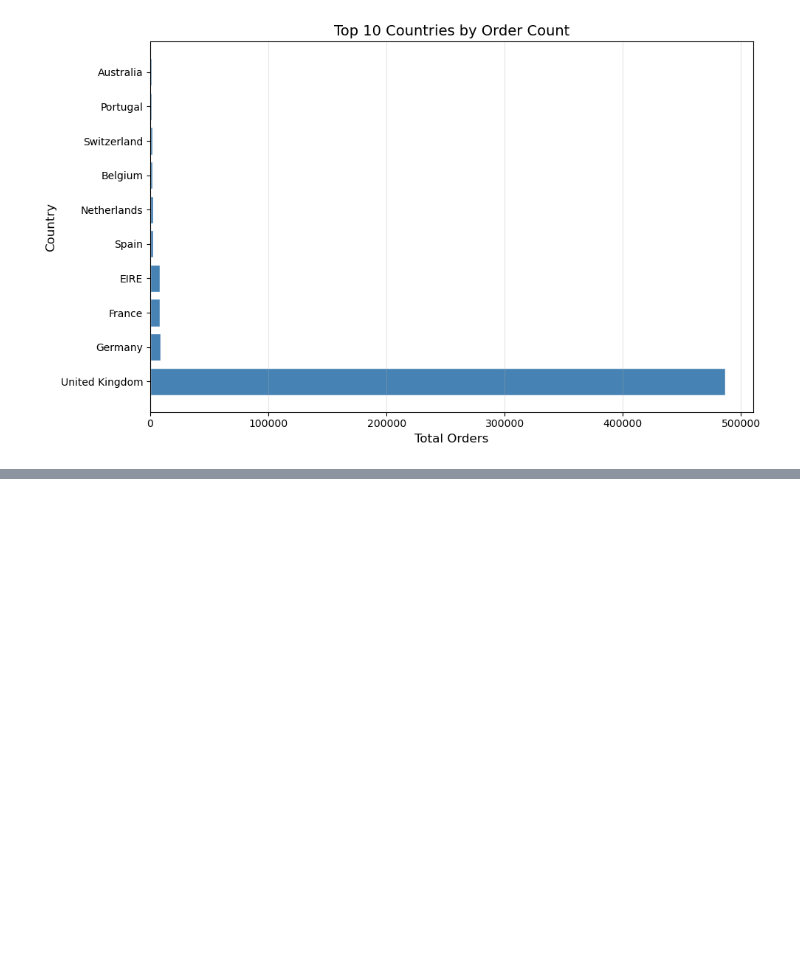
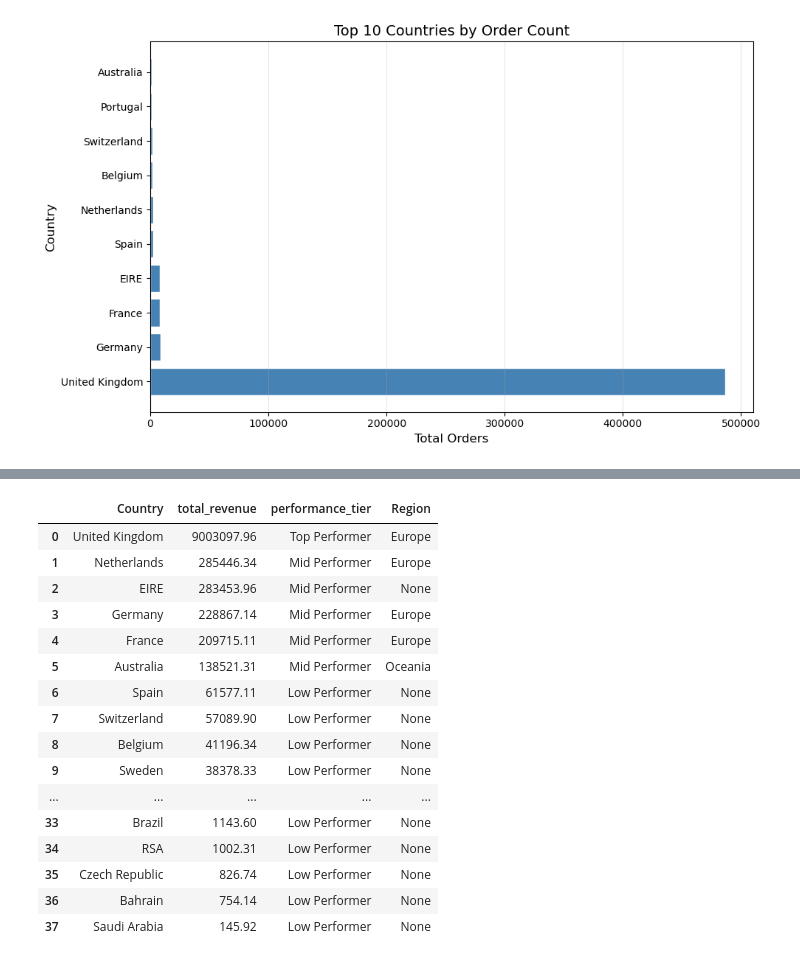
Before and after one commit to Danammadhunika/ml-journey, a Jupyter notebook: project_03_ecommerce_sql/notebooks/ecommerce_sql_analysis.ipynb, the cells around one changed output, grey strips where cells are left out. Drawn from its saved outputs; the diff is of its cells as text; code cells hidden in the pictures; blank space fills up the shorter version.

```diff
--- a/project_03_ecommerce_sql/notebooks/ecommerce_sql_analysis.ipynb
+++ b/project_03_ecommerce_sql/notebooks/ecommerce_sql_analysis.ipynb
@@ -2803,0 +2975,81 @@ plt.show()
+# %%
+# ============================================
+# QUERY Q3 — Country Performance Tiers
+# Business Question: Which countries are Top,
+#                    Mid and Low performers?
+# ============================================
+
+# WHY CTE HERE?
+# Calculate revenue per country first!
+# Then CASE WHEN can use total_revenue cleanly!
+
+# WHY CASE WHEN?
+# Categorizes countries into performance tiers!
+# Like if/else in Python!
+# CASE = if, WHEN = condition, THEN = result
+# END closes the CASE block — like } in Python!
+
+# WHY LEFT JOIN?
+# LEFT JOIN keeps ALL 38 countries!
+# INNER JOIN would keep only 7 countries
+# that exist in country_info!
+# NULL Region = country not in country_info table!
+
+# TABLE ALIASES:
+# cr = country_revenue (short nickname!)
+# ci = country_info (short nickname!)
+# Makes query shorter and easier to read!
+
+# JOIN CONDITION:
+# ON cr.Country = ci.Country
+# Country is common column in both tables!
+# Matches United Kingdom to United Kingdom etc!
+
+# Key Insights:
+# Only UK = Top Performer above £1M!
+# Netherlands, EIRE, Germany = Mid Performers!
+# 32 countries = Low Performers!
+# NULL Region = country not in country_info!
+# Business heavily concentrated in UK!
+
+query_q3 = """
+WITH country_revenue AS (
+    -- CTE: total revenue per country
+    SELECT Country,
+           ROUND(SUM(Quantity * UnitPrice), 2) AS total_revenue
+    FROM orders
+    WHERE Quantity > 0
+    GROUP BY Country
+)
+-- Final: performance tiers with region info
+SELECT cr.Country,
+       total_revenue,
+       CASE WHEN total_revenue > 1000000 THEN 'Top Performer'
+            WHEN total_revenue > 100000  THEN 'Mid Performer'
+            ELSE 'Low Performer'
+       END AS performance_tier,
+       ci.Region
+FROM country_revenue cr
+LEFT JOIN country_info ci ON cr.Country = ci.Country
+ORDER BY total_revenue DESC
+"""
+result_q3 = pd.read_sql_query(query_q3, conn)
+result_q3
+# %% [output]
+|  | Country | total_revenue | performance_tier | Region |
+| 0 | United Kingdom | 9003097.96 | Top Performer | Europe |
+| 1 | Netherlands | 285446.34 | Mid Performer | Europe |
+| 2 | EIRE | 283453.96 | Mid Performer | None |
+| 3 | Germany | 228867.14 | Mid Performer | Europe |
+| 4 | France | 209715.11 | Mid Performer | Europe |
+| 5 | Australia | 138521.31 | Mid Performer | Oceania |
+| 6 | Spain | 61577.11 | Low Performer | None |
+| 7 | Switzerland | 57089.90 | Low Performer | None |
+| 8 | Belgium | 41196.34 | Low Performer | None |
+| 9 | Sweden | 38378.33 | Low Performer | None |
+| ... | ... | ... | ... | ... |
+| 33 | Brazil | 1143.60 | Low Performer | None |
+| 34 | RSA | 1002.31 | Low Performer | None |
+| 35 | Czech Republic | 826.74 | Low Performer | None |
+| 36 | Bahrain | 754.14 | Low Performer | None |
+| 37 | Saudi Arabia | 145.92 | Low Performer | None |
```
Also changed, not shown: parts of 7 cells of this notebook, 1 other file.
